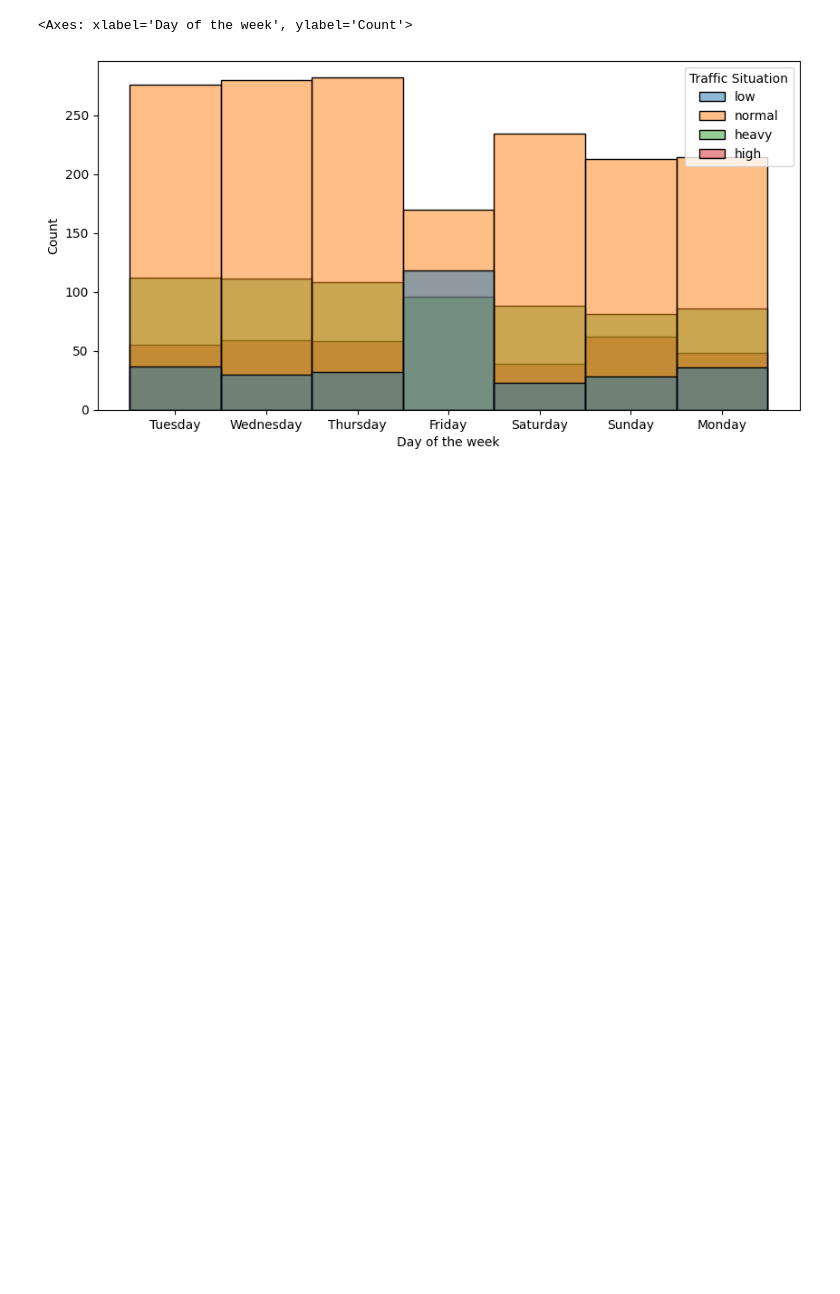
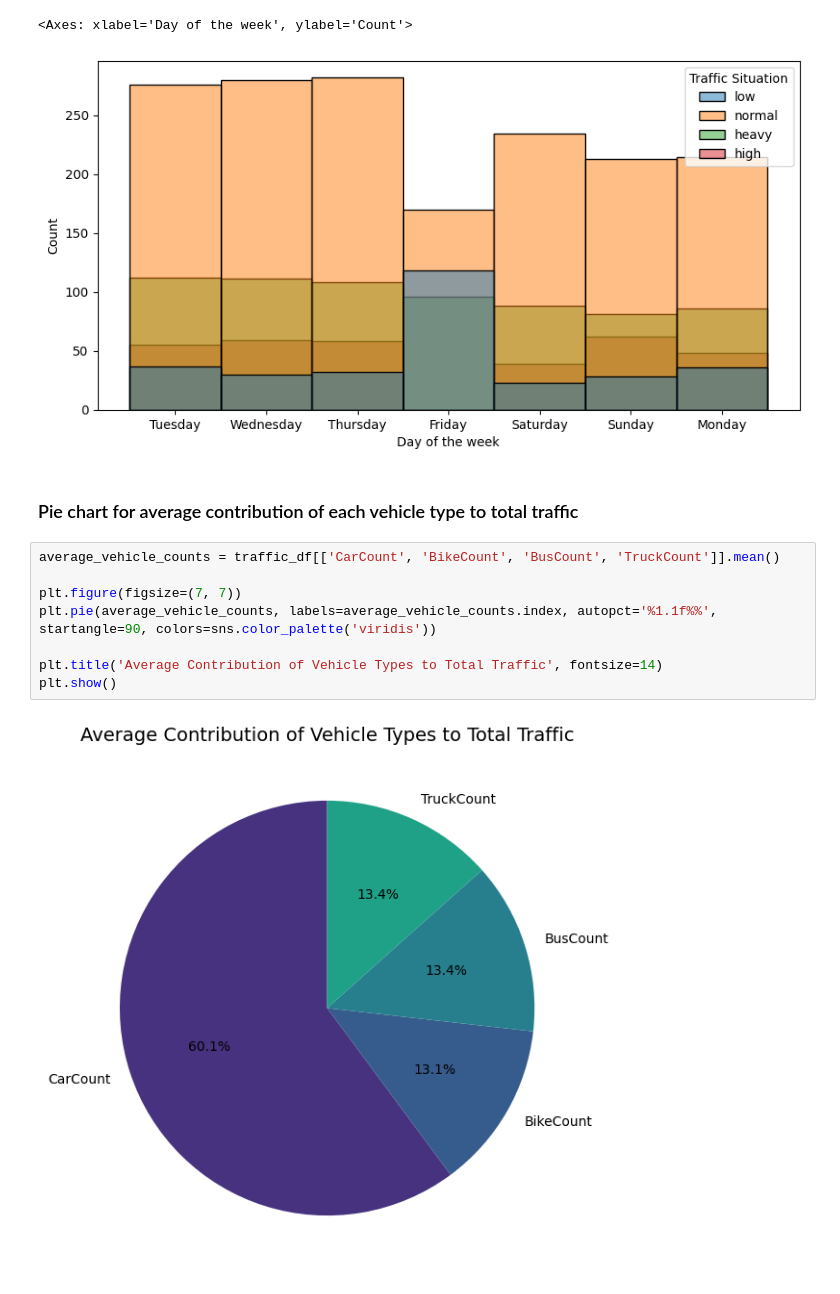
Before and after one commit to 400cs/CS4210-ML-Project, a Jupyter notebook: CS4210_Project.ipynb, the cells around one changed output. Saved outputs shown, nothing was run; the diff lists cells and outputs as text; blank space fills up the shorter version.

```diff
--- a/CS4210_Project.ipynb
+++ b/CS4210_Project.ipynb
@@ -74,3 +70,15 @@ sns.histplot(data=traffic_df, x="Day of the week", hue="Traffic Situation")
 # %% [output]
 <Axes: xlabel='Day of the week', ylabel='Count'>
 [figure]
+# %% [markdown]
+### Pie chart for average contribution of each vehicle type to total traffic
+# %%
+average_vehicle_counts = traffic_df[['CarCount', 'BikeCount', 'BusCount', 'TruckCount']].mean()
+
+plt.figure(figsize=(7, 7))
+plt.pie(average_vehicle_counts, labels=average_vehicle_counts.index, autopct='%1.1f%%', startangle=90, colors=sns.color_palette('viridis'))
+
+plt.title('Average Contribution of Vehicle Types to Total Traffic', fontsize=14)
+plt.show()
+# %% [output]
+[figure, added]
```
Also changed, not shown: parts of 13 cells of this notebook.
